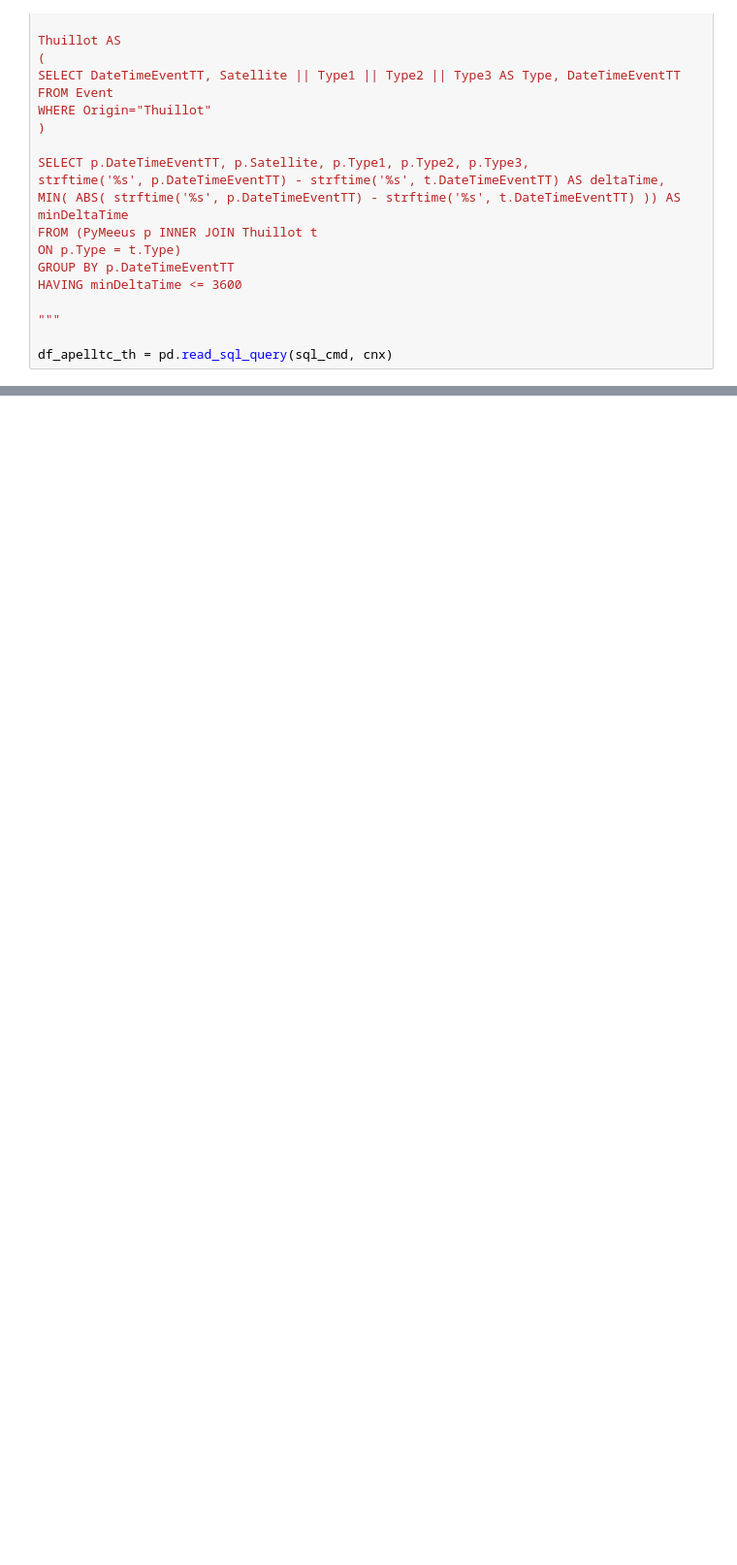
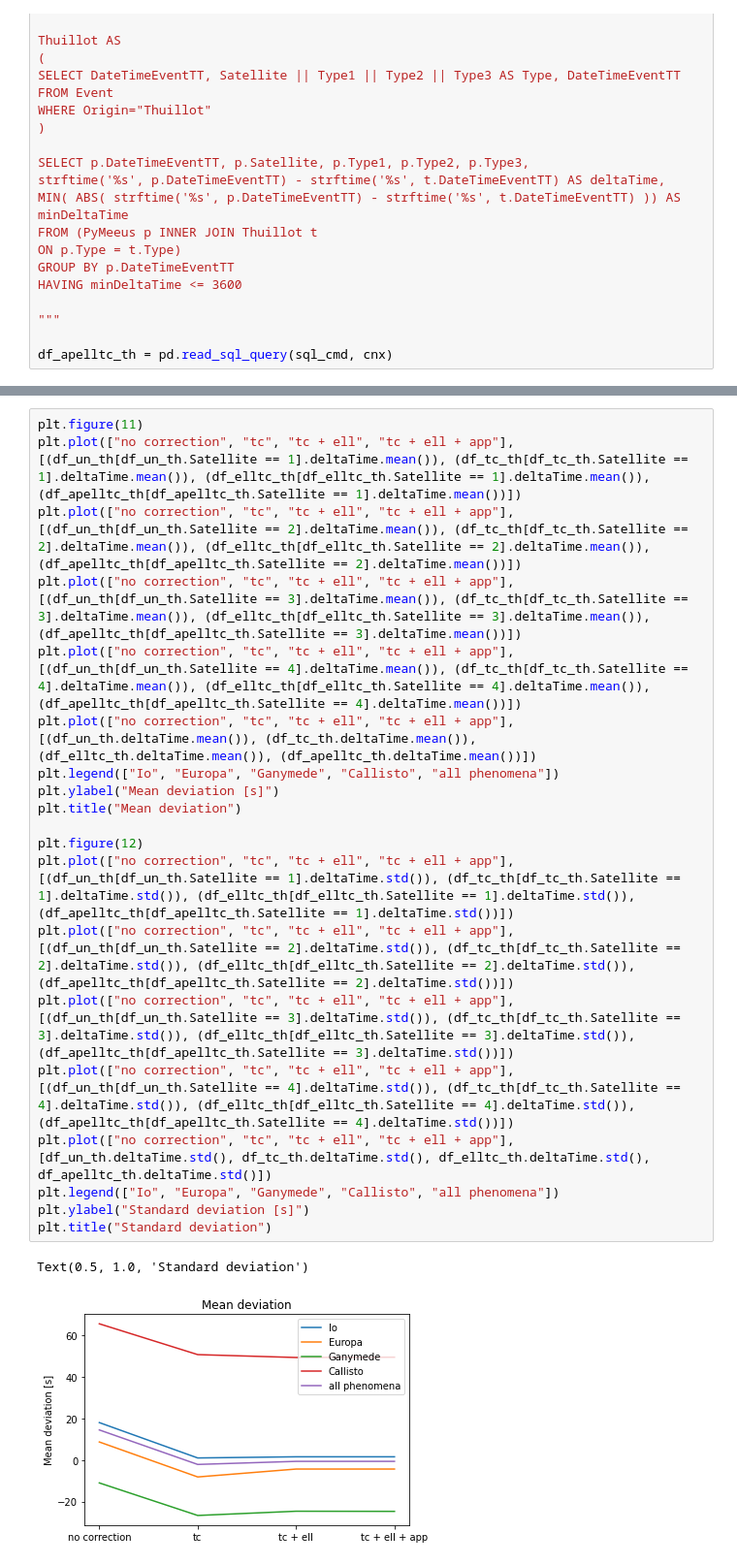
Before and after one commit to vittorioserra/jupiter_moons, a Jupyter notebook: pymeeus-master/analyzeEvent/CorrectionAnalysis.ipynb, the cells around one changed output, grey strips where cells are left out. Shown: that part at 97% size. Drawn from its saved outputs; the diff is of its cells as text; blank space fills up the shorter version.

```diff
--- a/pymeeus-master/analyzeEvent/CorrectionAnalysis.ipynb
+++ b/pymeeus-master/analyzeEvent/CorrectionAnalysis.ipynb
@@ -173,0 +295,23 @@ plt.grid()
+# %%
+plt.figure(11)
+plt.plot(["no correction", "tc", "tc + ell", "tc + ell + app"],[(df_un_th[df_un_th.Satellite == 1].deltaTime.mean()), (df_tc_th[df_tc_th.Satellite == 1].deltaTime.mean()), (df_elltc_th[df_elltc_th.Satellite == 1].deltaTime.mean()), (df_apelltc_th[df_apelltc_th.Satellite == 1].deltaTime.mean())])
+plt.plot(["no correction", "tc", "tc + ell", "tc + ell + app"],[(df_un_th[df_un_th.Satellite == 2].deltaTime.mean()), (df_tc_th[df_tc_th.Satellite == 2].deltaTime.mean()), (df_elltc_th[df_elltc_th.Satellite == 2].deltaTime.mean()), (df_apelltc_th[df_apelltc_th.Satellite == 2].deltaTime.mean())])
+plt.plot(["no correction", "tc", "tc + ell", "tc + ell + app"],[(df_un_th[df_un_th.Satellite == 3].deltaTime.mean()), (df_tc_th[df_tc_th.Satellite == 3].deltaTime.mean()), (df_elltc_th[df_elltc_th.Satellite == 3].deltaTime.mean()), (df_apelltc_th[df_apelltc_th.Satellite == 3].deltaTime.mean())])
+plt.plot(["no correction", "tc", "tc + ell", "tc + ell + app"],[(df_un_th[df_un_th.Satellite == 4].deltaTime.mean()), (df_tc_th[df_tc_th.Satellite == 4].deltaTime.mean()), (df_elltc_th[df_elltc_th.Satellite == 4].deltaTime.mean()), (df_apelltc_th[df_apelltc_th.Satellite == 4].deltaTime.mean())])
+plt.plot(["no correction", "tc", "tc + ell", "tc + ell + app"],[(df_un_th.deltaTime.mean()), (df_tc_th.deltaTime.mean()), (df_elltc_th.deltaTime.mean()), (df_apelltc_th.deltaTime.mean())])
+plt.legend(["Io", "Europa", "Ganymede", "Callisto", "all phenomena"])
+plt.ylabel("Mean deviation [s]")
+plt.title("Mean deviation")
+
+plt.figure(12)
+plt.plot(["no correction", "tc", "tc + ell", "tc + ell + app"],[(df_un_th[df_un_th.Satellite == 1].deltaTime.std()), (df_tc_th[df_tc_th.Satellite == 1].deltaTime.std()), (df_elltc_th[df_elltc_th.Satellite == 1].deltaTime.std()), (df_apelltc_th[df_apelltc_th.Satellite == 1].deltaTime.std())])
+plt.plot(["no correction", "tc", "tc + ell", "tc + ell + app"],[(df_un_th[df_un_th.Satellite == 2].deltaTime.std()), (df_tc_th[df_tc_th.Satellite == 2].deltaTime.std()), (df_elltc_th[df_elltc_th.Satellite == 2].deltaTime.std()), (df_apelltc_th[df_apelltc_th.Satellite == 2].deltaTime.std())])
+plt.plot(["no correction", "tc", "tc + ell", "tc + ell + app"],[(df_un_th[df_un_th.Satellite == 3].deltaTime.std()), (df_tc_th[df_tc_th.Satellite == 3].deltaTime.std()), (df_elltc_th[df_elltc_th.Satellite == 3].deltaTime.std()), (df_apelltc_th[df_apelltc_th.Satellite == 3].deltaTime.std())])
+plt.plot(["no correction", "tc", "tc + ell", "tc + ell + app"],[(df_un_th[df_un_th.Satellite == 4].deltaTime.std()), (df_tc_th[df_tc_th.Satellite == 4].deltaTime.std()), (df_elltc_th[df_elltc_th.Satellite == 4].deltaTime.std()), (df_apelltc_th[df_apelltc_th.Satellite == 4].deltaTime.std())])
+plt.plot(["no correction", "tc", "tc + ell", "tc + ell + app"],[df_un_th.deltaTime.std(), df_tc_th.deltaTime.std(), df_elltc_th.deltaTime.std(), df_apelltc_th.deltaTime.std()])
+plt.legend(["Io", "Europa", "Ganymede", "Callisto", "all phenomena"])
+plt.ylabel("Standard deviation [s]")
+plt.title("Standard deviation")
+# %% [output]
+Text(0.5, 1.0, 'Standard deviation')
+[figure, added]
```
Also changed, not shown: parts of 8 cells of this notebook.
